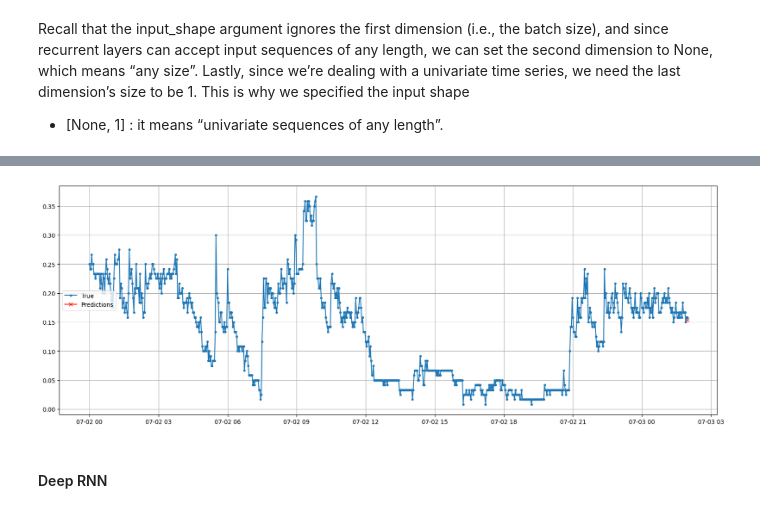
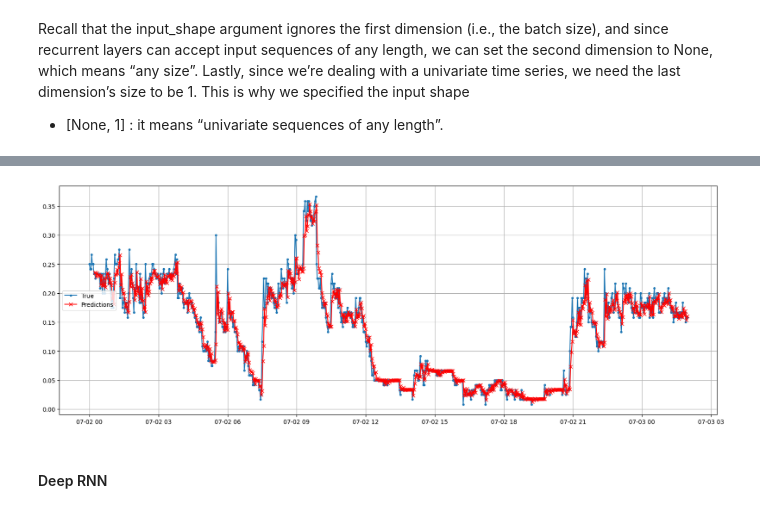
Before and after one commit to AnastasiaBrinati/experiments, a Jupyter notebook: Models120s.ipynb, the cells around one changed output, grey strips where cells are left out. Drawn from its saved outputs; the diff is of its cells as text; code cells hidden in the pictures.

```diff
--- a/Models120s.ipynb
+++ b/Models120s.ipynb
@@ -113,7 +113,7 @@ def fit_and_evaluate(model, train_set, valid_set, learning_rate=0.01, epochs=epo
 # %%
 tr = train['avg_invocations_rate']
 vl = valid['avg_invocations_rate']
-ts = test['avg_invocations_rate'][:-1]
+ts = test['avg_invocations_rate']
 # %%
 tf.random.set_seed(seed)  # extra code – ensures reproducibility
 train_ds = tf.keras.utils.timeseries_dataset_from_array(
@@ -134,7 +134,8 @@ test_ds = tf.keras.utils.timeseries_dataset_from_array(
     ts.to_numpy(),
     targets=ts[sequence_lenght:],
     sequence_length=sequence_lenght,
-    batch_size=batch_size
+    batch_size=batch_size,
+    shuffle=False
 )
 # %% [markdown]
 #### Linear Model
@@ -214,6 +215,6 @@ Epoch 10/10
 # %%
 Y_pred = univar_model.predict(test_ds)
-Y_pred = pd.Series(Y_pred[-1], index=pd.date_range(start=test.index[-1], end=test.index[-1]))
+Y_pred = pd.Series(Y_pred.flatten(), index=ts.index[sequence_lenght:])
 
 fig, ax = plt.subplots(figsize=(20, 7))
 plt.plot(test['avg_invocations_rate'], label="True", marker=".")
@@ -226,4 +227,4 @@ plt.show()
-[figure, old version]
+[figure, new version]
 # %% [markdown]
 #### Deep RNN
 # %%
```
Also changed, not shown: parts of 28 cells of this notebook.
